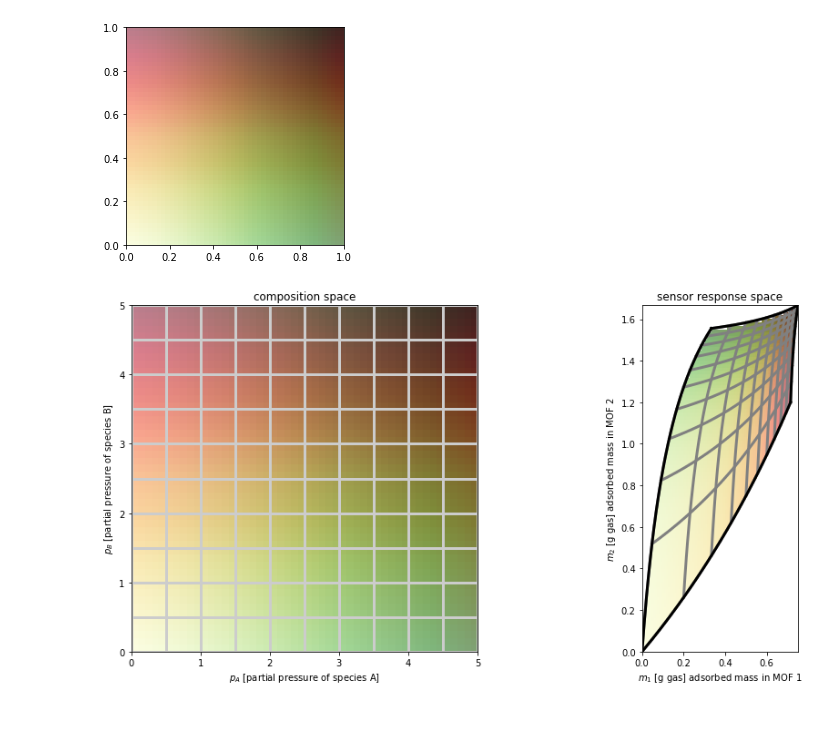
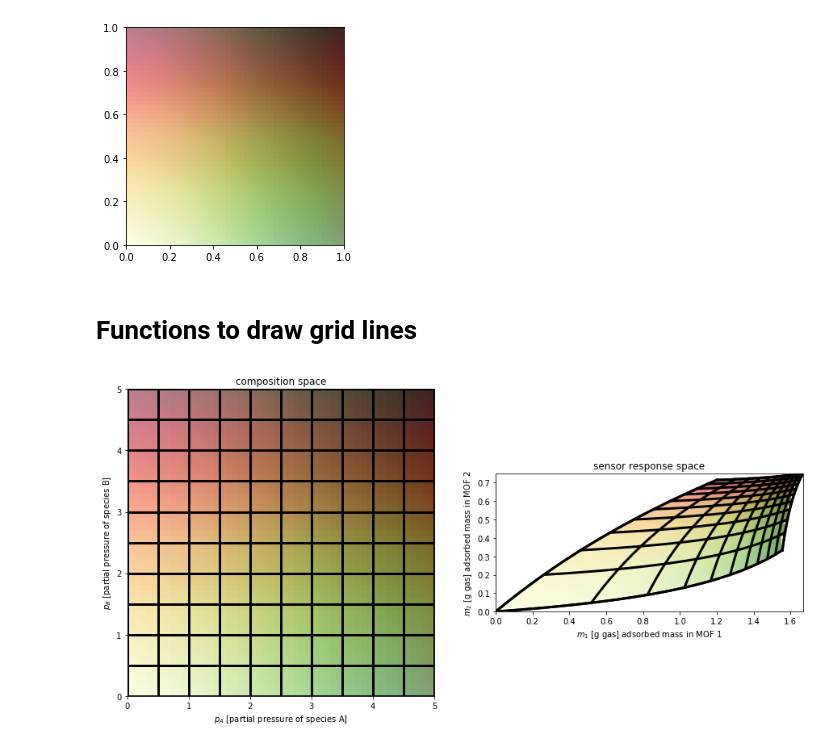
Before and after one commit to SimonEnsemble/nonlinear_sensing, a Jupyter notebook: viz mapping.ipynb, the cells around one changed output. Drawn from its saved outputs; the diff is of its cells as text; code cells hidden in the pictures; blank space fills up the shorter version.

Commit message:
corrected functions to plot vertical and horizontal grid lines

```diff
--- a/viz mapping.ipynb
+++ b/viz mapping.ipynb
@@ -11,18 +9,17 @@ matplotlib.rc('font', size=16)
 # adsorption model $\mathbf{m}(\mathbf{p})$
 # %%
 # Langmuir params for MOF 1
-K1 = [0.1, 0.5]
-M1 = 1.0
+K2 = [0.1, 0.5]
+M2 = 1.0
 # Langmuir params for MOF 2
-K2 = [0.7, 0.3]
-M2 = 2.0
+K1 = [0.7, 0.3]
+M1 = 2.0
 
 def m_1(p):
     return M1 * np.dot(K1, p) / (1 + np.dot(K1, p))
 
 def m_2(p):
     return M2 * np.dot(K2, p) / (1 + np.dot(K2, p))
+
+def m(p): #p is a vector
+    return [m_1(p), m_2(p)]
-# %%
-p = np.array([1.2, -3])
-np.any(p < 0)
-m_1(p)
@@ -165,0 +75,2 @@ def draw_mspace_boundaries(p_max, plt_num):
+# %% [markdown]
+# Functions to draw grid lines
@@ -194,7 +197,7 @@ for i in range(int(p_max / dp)+1):
     ###
     p_a = i * dp # p_a is constant here.
     # plot the line in composition space
-    ax[0].plot([p_a, p_a], [0, p_max], color="0.8", lw=3)
+    ax[0].plot([p_a, p_a], [0, p_max], color="black", lw=3)
 
     # plot the image of the line in sensor response space
     p_b = np.linspace(0.0, p_max, nb_pts)
@@ -206,14 +209,14 @@ for i in range(int(p_max / dp)+1):
         # compute the adsorbed mass in the two MOFs when exposed to this gas composition
         m1[j] = m_1(p_on_line)
         m2[j] = m_2(p_on_line)
-    ax[1].plot(m1, m2, color="gray", lw=3)
+    ax[1].plot(m1, m2, color="black", lw=3)
 
     ###
     #   y = constant (horizontal) grid lines
     ###
     p_b = i * dp # p_b is constant here.
     # plot the line in composition space
-    ax[0].plot([0, p_max], [p_b, p_b], color="0.8", lw=3)
+    ax[0].plot([0, p_max], [p_b, p_b], color="black", lw=3)
 
     # plot the image of the line in sensor response space
     p_a = np.linspace(0.0, p_max, nb_pts)
@@ -225,7 +228,7 @@ for i in range(int(p_max / dp)+1):
         # compute the adsorbed mass in the two MOFs when exposed to this gas composition
         m1[j] = m_1(p_on_line)
         m2[j] = m_2(p_on_line)
-    ax[1].plot(m1, m2, color="gray", lw=3)
+    ax[1].plot(m1, m2, color="black", lw=3)
 
 ###
 #   color the plane
@@ -242,34 +245,34 @@ z_composition = [[colorFromBivariateData(pa[i]/p_max, pb[j]/p_max) for i in rang
 # find max mass
 m_max = [m_1([p_max,p_max]), m_2([p_max,p_max])]
 
 # Initialize m1, m2 for colormap
 num_grid_pts = 100
 m1_grid = np.linspace(0, m_max[0], num_grid_pts)
 m2_grid = np.linspace(0, m_max[1], num_grid_pts)
 
 # initialize response space colormap,
 z_response = [[colorFromBivariateData(0, 0) for i in range(num_grid_pts)] for j in range(num_grid_pts)]
 
 # Modify bivariate colormap for response space based on mapping from composition space
 for i in range(num_grid_pts):
     for j in range(num_grid_pts):
         m_0 = [m1_grid[i], m2_grid[j]]
         p = p_of_m(m_0, 0, p_max)
         z_response[j][i] = colorFromBivariateData(p[0]/p_max, p[1]/p_max)
 
 # Create extent of colormaps
 extent_composition = (0, p_max, 0, p_max)
 extent_response = (0, m_max[0], 0, m_max[1])
 
 # Plot colormaps in composition and response space
 ax[0].imshow(z_composition, extent=extent_composition, origin='lower')
 ax[1].imshow(z_response, extent=extent_response,  origin='lower') # need to figure out how to map extent to grid lines
 ax[1].set_aspect('equal', 'box')
 ax[0].set_aspect('equal', 'box')
 
 draw_mspace_boundaries(p_max, 1)
 # %% [output]
-[figure, old version]
+[figure, new version]
 # %%
 fig, ax = plt.subplots(1, 2, figsize=(15, 7))
 ax[0].set_title("composition space")
```
Also changed, not shown: parts of 15 cells of this notebook.
